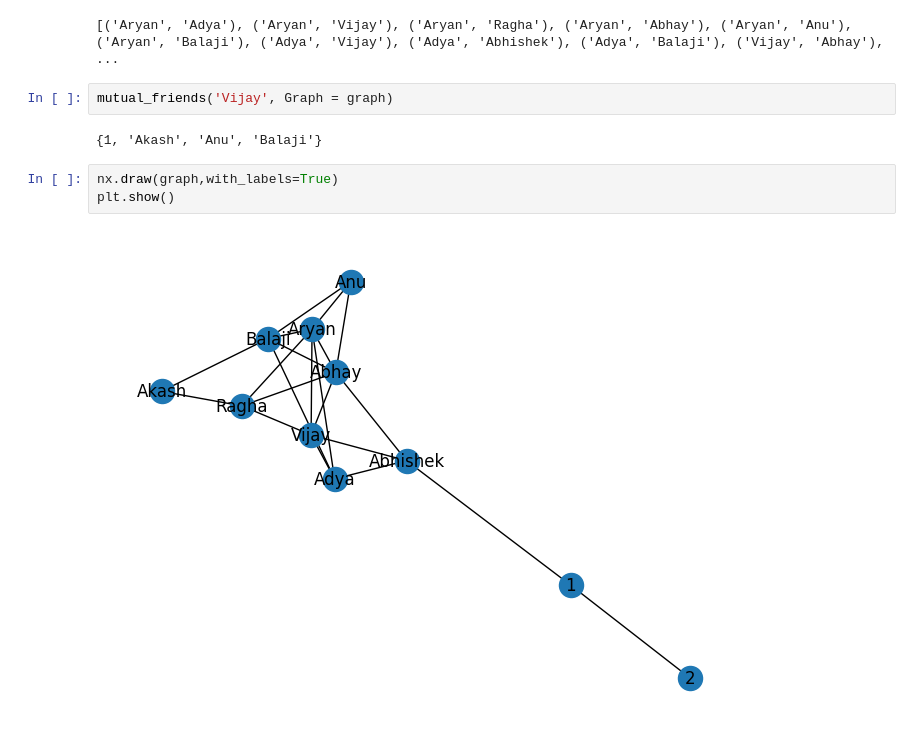
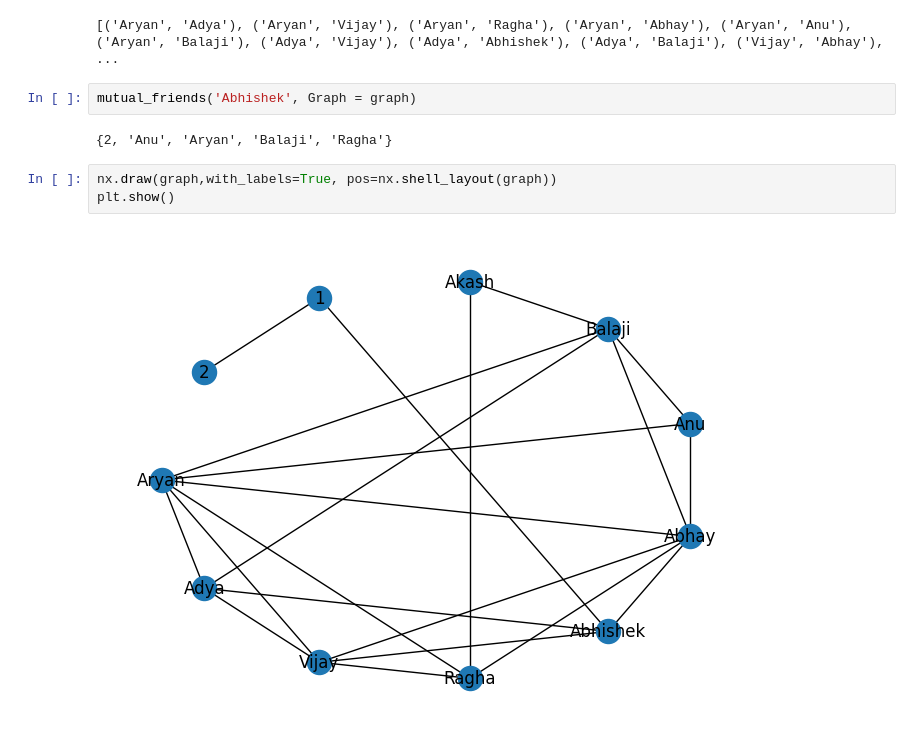
Before and after one commit to 05kashyap/SocialNet_RecSys, a Jupyter notebook: Notebooks/DMS_recommender-model.ipynb, the cells around one changed output. Drawn from its saved outputs; the diff is of its cells as text.

```diff
--- a/Notebooks/DMS_recommender-model.ipynb
+++ b/Notebooks/DMS_recommender-model.ipynb
@@ -104,11 +106,11 @@ print(graph.edges())
 # %% [output]
 [('Aryan', 'Adya'), ('Aryan', 'Vijay'), ('Aryan', 'Ragha'), ('Aryan', 'Abhay'), ('Aryan', 'Anu'), ('Aryan', 'Balaji'), ('Adya', 'Vijay'), ('Adya', 'Abhishek'), ('Adya', 'Balaji'), ('Vijay', 'Abhay'),  ...
 # %%
-mutual_friends('Vijay', Graph = graph)
+mutual_friends('Abhishek', Graph = graph)
 # %% [output]
-{1, 'Akash', 'Anu', 'Balaji'}
+{2, 'Anu', 'Aryan', 'Balaji', 'Ragha'}
 # %%
-nx.draw(graph,with_labels=True)
+nx.draw(graph,with_labels=True, pos=nx.shell_layout(graph))
 plt.show()
 # %% [output]
-[figure, old version]
+[figure, new version]
```
Also changed, not shown: parts of 1 cell of this notebook.
